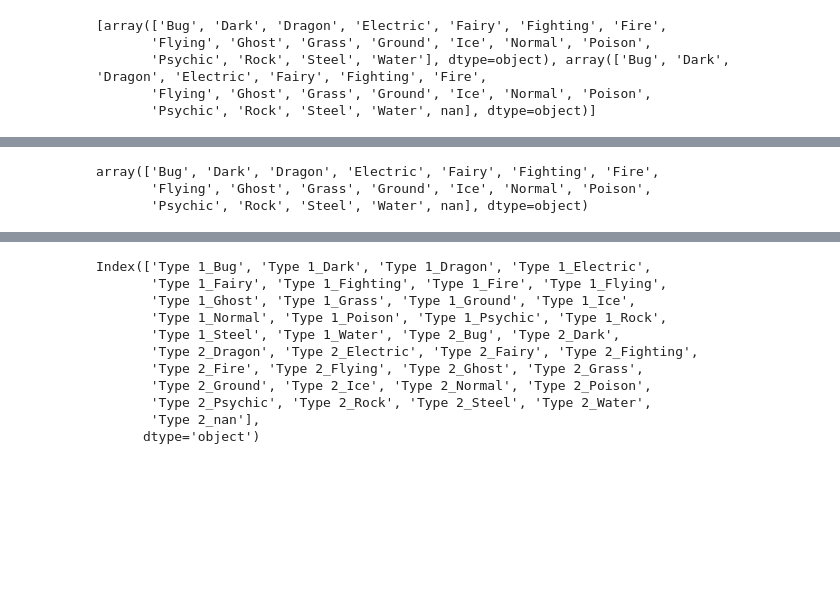
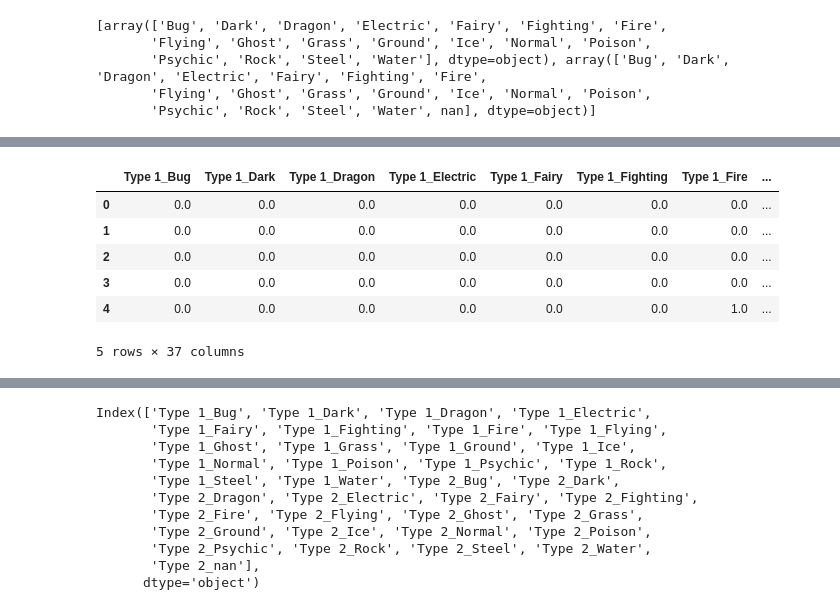
Before and after one commit to jochabo/lab-dataframe-calculations, a Jupyter notebook: your-code/challenge-2.ipynb, the cells around one changed output, grey strips where cells are left out. Saved outputs shown, nothing was run; the diff lists cells and outputs as text; code cells hidden in the pictures; blank space fills up the shorter version.

```diff
--- a/your-code/challenge-2.ipynb
+++ b/your-code/challenge-2.ipynb
@@ -120,12 +131,16 @@ encoded = encoder.transform(X_cat).toarray()
 # %%
-cols = encoder.categories_[1]#, encoder.categories_[2]
-#cols = encoder.get_feature_names_out(input_features=X_cat.columns)
+#cols = encoder.categories_[1]#, encoder.categories_[2]
+cols = encoder.get_feature_names_out(input_features=X_cat.columns)
 cols
 
-# onehot_encoded = pd.DataFrame(encoded)
-# onehot_encoded = pd.DataFrame(encoded, columns=cols)
-# onehot_encoded.head()
+onehot_encoded = pd.DataFrame(encoded)
+onehot_encoded = pd.DataFrame(encoded, columns=cols)
+onehot_encoded.head()
 # %% [output]
+|  | Type 1_Bug | Type 1_Dark | Type 1_Dragon | Type 1_Electric | Type 1_Fairy | Type 1_Fighting | Type 1_Fire | ... |
+| 0 | 0.0 | 0.0 | 0.0 | 0.0 | 0.0 | 0.0 | 0.0 | ... |
+| 1 | 0.0 | 0.0 | 0.0 | 0.0 | 0.0 | 0.0 | 0.0 | ... |
+| 2 | 0.0 | 0.0 | 0.0 | 0.0 | 0.0 | 0.0 | 0.0 | ... |
+| 3 | 0.0 | 0.0 | 0.0 | 0.0 | 0.0 | 0.0 | 0.0 | ... |
+| 4 | 0.0 | 0.0 | 0.0 | 0.0 | 0.0 | 0.0 | 1.0 | ... |
-array(['Bug', 'Dark', 'Dragon', 'Electric', 'Fairy', 'Fighting', 'Fire',
-       'Flying', 'Ghost', 'Grass', 'Ground', 'Ice', 'Normal', 'Poison',
-       'Psychic', 'Rock', 'Steel', 'Water', nan], dtype=object)
+5 rows × 37 columns
```
Also changed, not shown: parts of 4 cells of this notebook.
